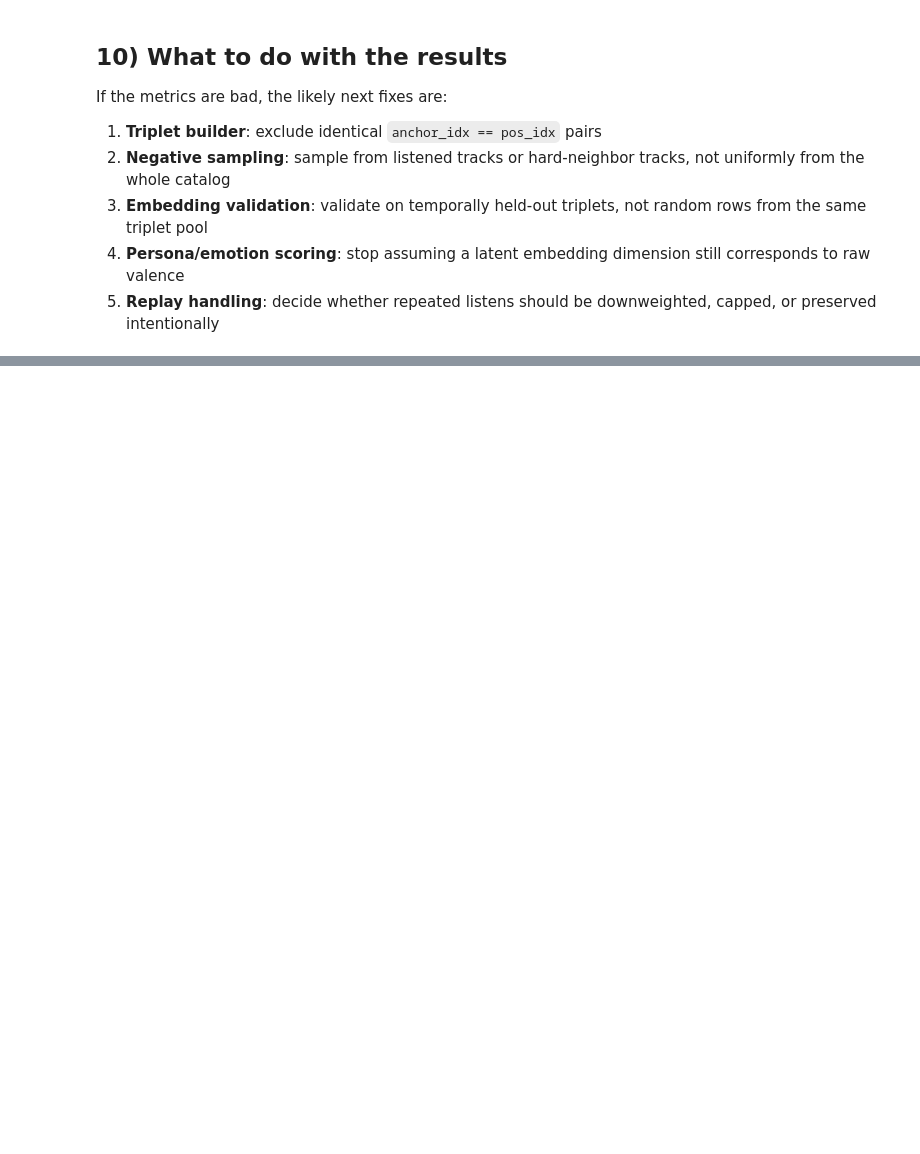
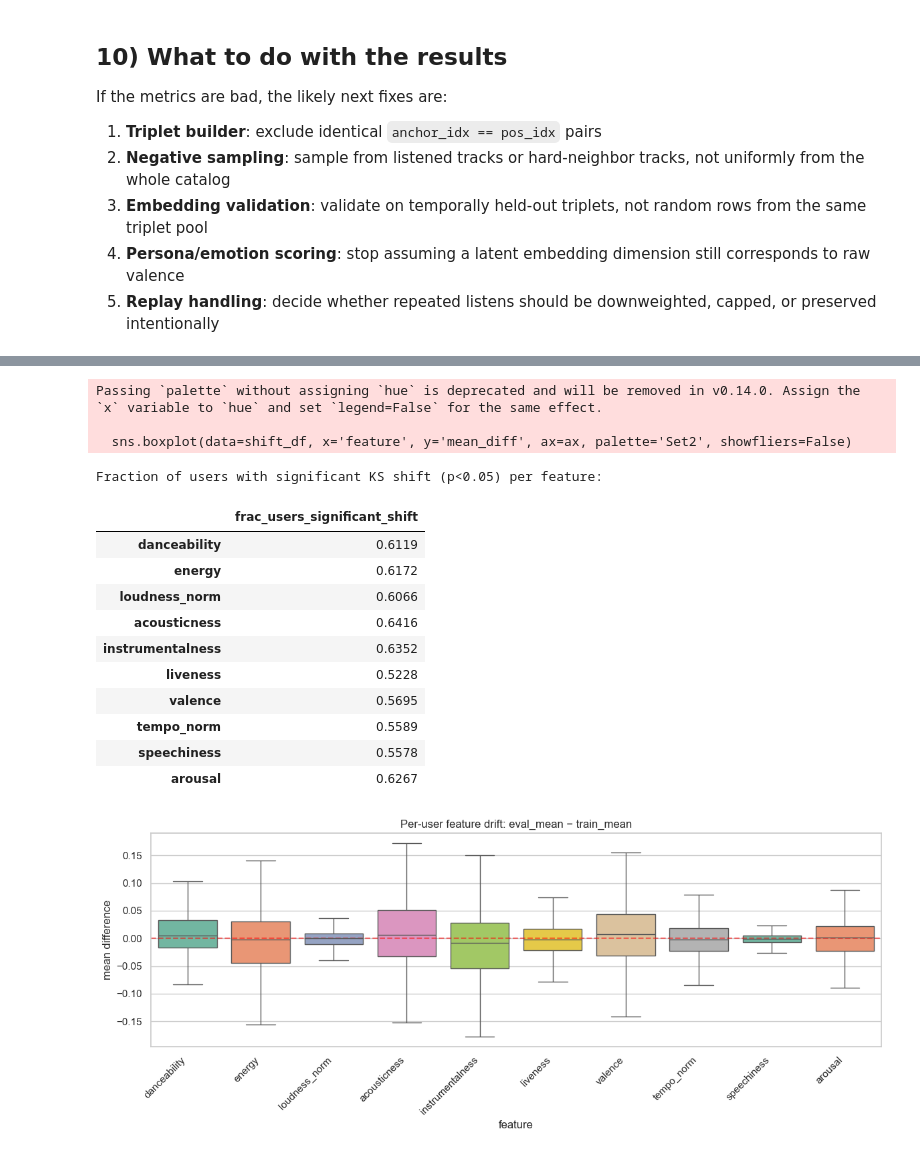
Before and after one commit to andy-rdzzz/Music-Discovery-Engine, a Jupyter notebook: notebooks/01_targeted_pipeline_eda.ipynb, the cells around one changed output, grey strips where cells are left out. Drawn from its saved outputs; the diff is of its cells as text; code cells hidden in the pictures; blank space fills up the shorter version.

```diff
--- a/notebooks/01_targeted_pipeline_eda.ipynb
+++ b/notebooks/01_targeted_pipeline_eda.ipynb
@@ -654,0 +739,58 @@ If the metrics are bad, the likely next fixes are:
+# %%
+from scipy import stats as sp_stats
+
+train_history = history_df[history_df['split'] == 'train']
+eval_history = history_df[history_df['split'] == 'eval']
+
+feature_cols_clean = [c for c in track_df.columns if c not in ['artist_norm', 'track_norm']]
+feat_matrix = track_df[feature_cols_clean].to_numpy()
+
+# Compute per-user mean feature vectors in train vs eval
+shift_records = []
+ks_results = {f: [] for f in feature_cols_clean}
+
+for user_id in train_history['user_id'].unique():
+    tr = train_history[train_history['user_id'] == user_id]['track_idx'].to_numpy()
+    ev = eval_history[eval_history['user_id'] == user_id]['track_idx'].to_numpy()
+    tr = tr[tr < len(feat_matrix)]
+    ev = ev[ev < len(feat_matrix)]
+    if len(tr) < 5 or len(ev) < 3:
+        continue
+    tr_feats = feat_matrix[tr]
+    ev_feats = feat_matrix[ev]
+    for i, f in enumerate(feature_cols_clean):
+        diff = ev_feats[:, i].mean() - tr_feats[:, i].mean()
+        shift_records.append({'user_id': user_id, 'feature': f, 'mean_diff': diff})
+        stat, pval = sp_stats.ks_2samp(tr_feats[:, i], ev_feats[:, i])
+        ks_results[f].append(pval < 0.05)
+
+shift_df = pd.DataFrame(shift_records)
+
+fig, ax = plt.subplots(figsize=(12, 5))
+sns.boxplot(data=shift_df, x='feature', y='mean_diff', ax=ax, palette='Set2', showfliers=False)
+ax.axhline(0, color='red', ls='--', alpha=0.5)
+ax.set_title('Per-user feature drift: eval_mean − train_mean')
+ax.set_ylabel('mean difference')
+plt.xticks(rotation=45, ha='right')
+plt.tight_layout()
+
+ks_summary = pd.Series({f: np.mean(v) for f, v in ks_results.items()}).to_frame('frac_users_significant_shift')
+print('Fraction of users with significant KS shift (p<0.05) per feature:')
+display(ks_summary)
+# %% [output]
+Passing `palette` without assigning `hue` is deprecated and will be removed in v0.14.0. Assign the `x` variable to `hue` and set `legend=False` for the same effect.
+
+  sns.boxplot(data=shift_df, x='feature', y='mean_diff', ax=ax, palette='Set2', showfliers=False)
+Fraction of users with significant KS shift (p<0.05) per feature:
+|  | frac_users_significant_shift |
+| danceability | 0.6119 |
+| energy | 0.6172 |
+| loudness_norm | 0.6066 |
+| acousticness | 0.6416 |
+| instrumentalness | 0.6352 |
+| liveness | 0.5228 |
+| valence | 0.5695 |
+| tempo_norm | 0.5589 |
+| speechiness | 0.5578 |
+| arousal | 0.6267 |
+[figure, added]
```
Also changed, not shown: parts of 39 cells of this notebook.
